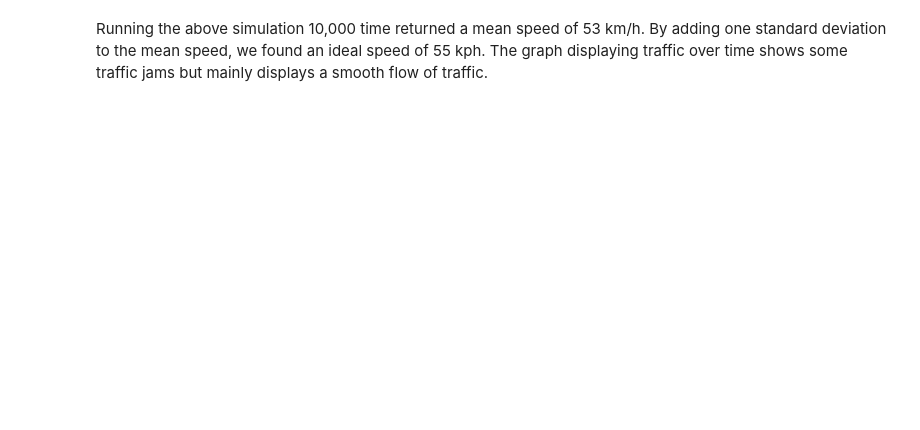
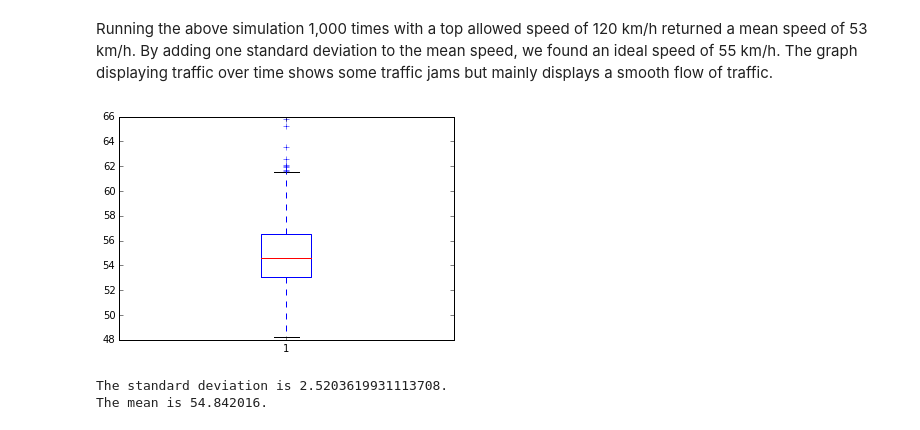
Before and after one commit to TylerKotkin/road-rage, a Jupyter notebook: road-rage.ipynb, the cells around one changed output. Drawn from its saved outputs; the diff is of its cells as text; code cells hidden in the pictures; blank space fills up the shorter version.

```diff
--- a/road-rage.ipynb
+++ b/road-rage.ipynb
@@ -46,2 +46,21 @@ plt.show()
 # %% [markdown]
-Running the above simulation 10,000 time returned a mean speed of 53 km/h. By adding one standard deviation to the mean speed, we found an ideal speed of 55 kph. The graph displaying traffic over time shows some traffic jams but mainly displays a smooth flow of traffic.
+Running the above simulation 1,000 times with a top allowed speed of 120 km/h returned a mean speed of 53 km/h. By adding one standard deviation to the mean speed, we found an ideal speed of 55 km/h. The graph displaying traffic over time shows some traffic jams but mainly displays a smooth flow of traffic.
+# %%
+def test_runs(n):
+    avg_speeds = []
+    for x in range(n):
+        avg_speeds.append(Simulation().sim()[1]*3.6)
+    return avg_speeds
+# %%
+data2 = Simulation().sim()[0]
+avg_speed2 = test_runs(1000)
+# %%
+plt.boxplot(avg_speed2)
+plt.show()
+
+print('The standard deviation is {}.'.format(st.stdev(avg_speed2)))
+print('The mean is {}.'.format(st.mean(avg_speed2)))
+# %% [output]
+[figure, added]
+The standard deviation is 2.5203619931113708.
+The mean is 54.842016.
```
Also changed, not shown: parts of 16 cells of this notebook.
